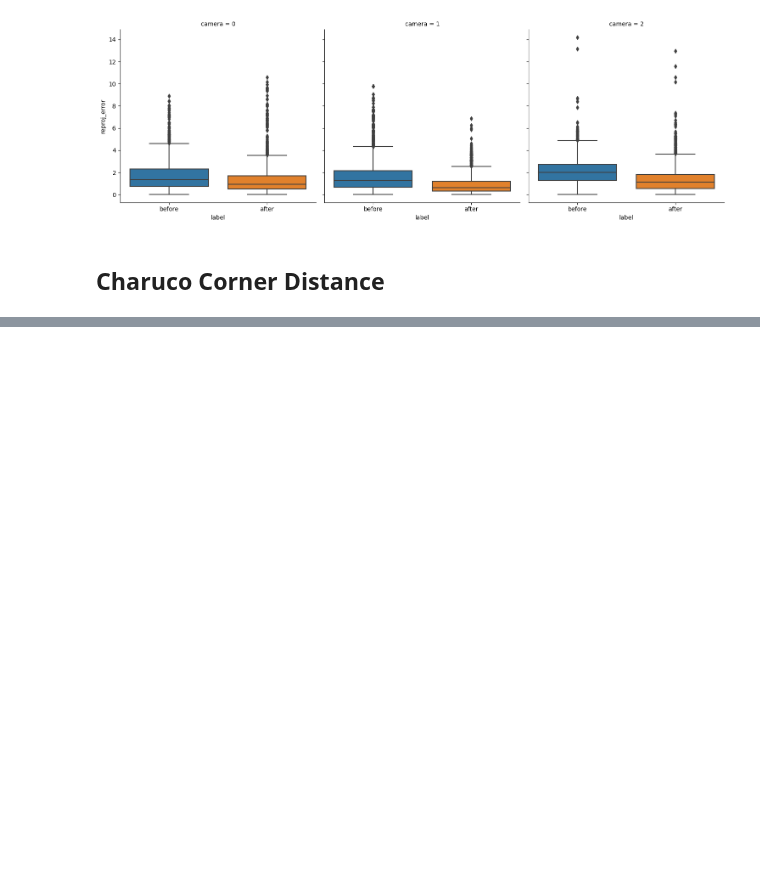
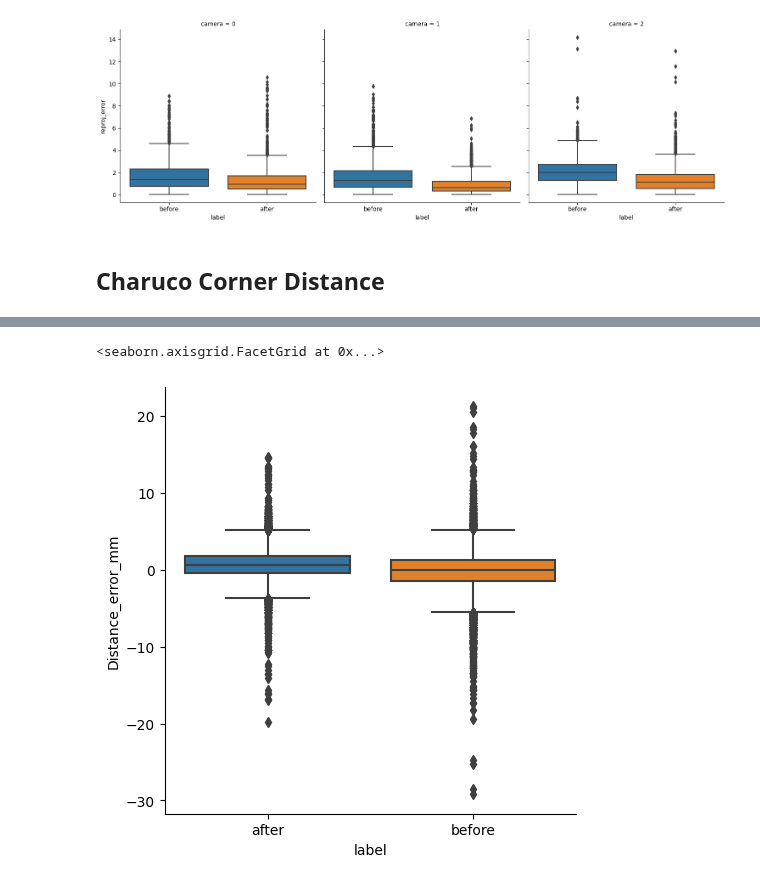
Before and after one commit to mprib/caliscope, a Jupyter notebook: src/calibration/bundle_adjustment/bundle_adjust_diagnostics.ipynb, the cells around one changed output, grey strips where cells are left out. Drawn from its saved outputs; the diff is of its cells as text; code cells hidden in the pictures; blank space fills up the shorter version.

```diff
--- a/src/calibration/bundle_adjustment/bundle_adjust_diagnostics.ipynb
+++ b/src/calibration/bundle_adjustment/bundle_adjust_diagnostics.ipynb
@@ -174,0 +296,13 @@ SyntaxError: invalid syntax (646984990.py, line 8)
+# %%
+
+# sns.catplot(data=corner_distances_df, col="label", x="Distance_error_mm", kind="Box")
+
+sns.catplot(
+    data=corner_distances_df,
+    x="label",
+    y="Distance_error_mm",
+    kind="box"
+)
+# %% [output]
+<seaborn.axisgrid.FacetGrid at 0x...>
+[figure, added]
```
Also changed, not shown: parts of 7 cells of this notebook.
